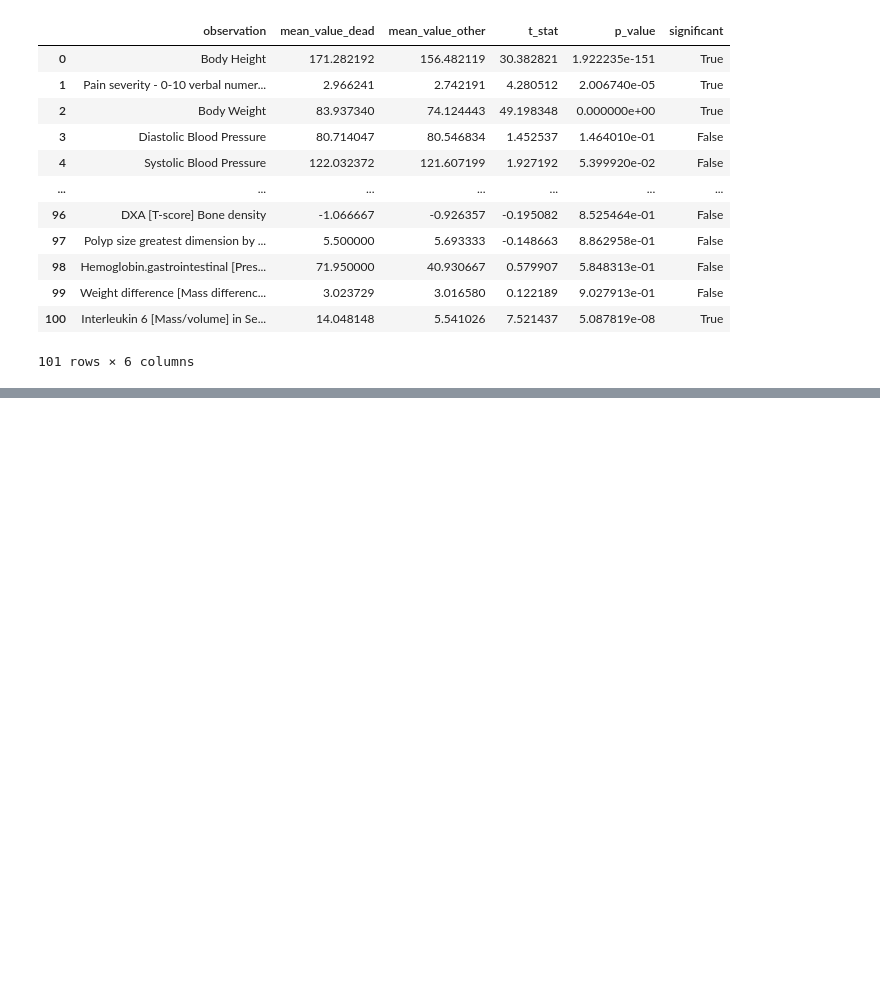
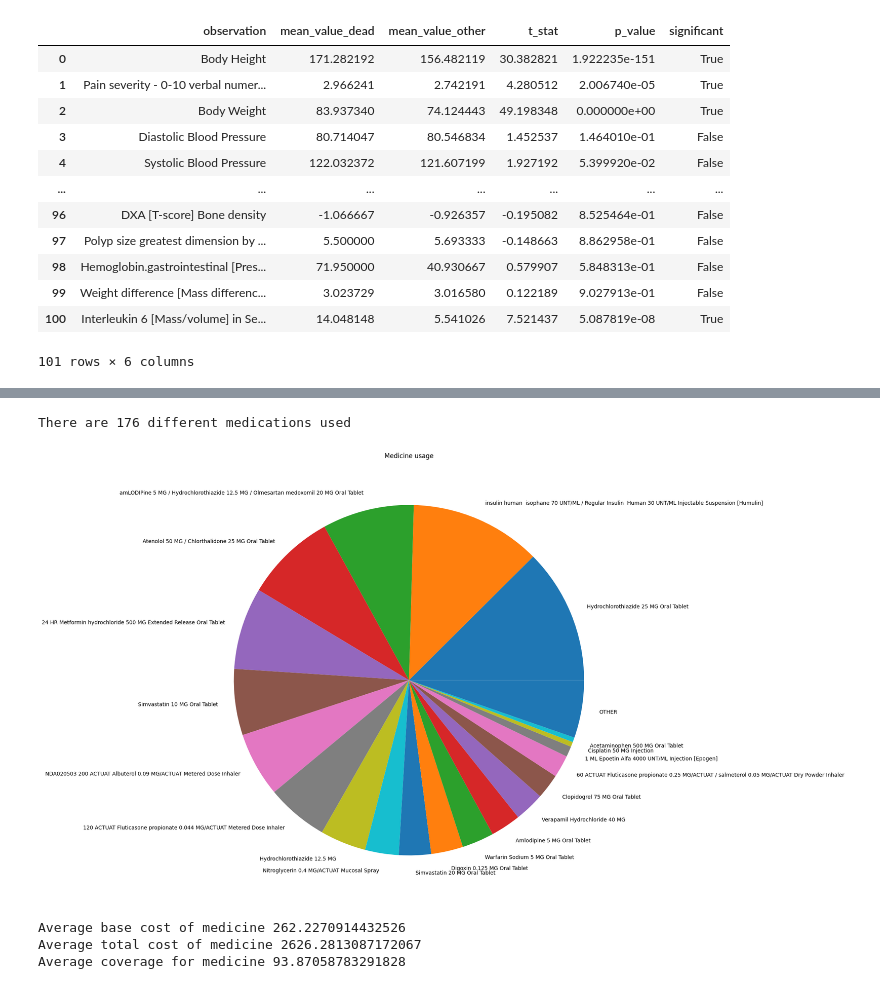
Before and after one commit to sarit-adh/covid_19_ml, a Jupyter notebook: notebooks/exploratory_analysis.ipynb, the cells around one changed output, grey strips where cells are left out. Cells and saved outputs as stored; diff of their text form; code cells hidden in the pictures; blank space fills up the shorter version.

Commit message:
added exploratory analysis for medications

```diff
--- a/notebooks/exploratory_analysis.ipynb
+++ b/notebooks/exploratory_analysis.ipynb
@@ -375,3 +350,6 @@ obs_comp_t_test_df
 | 99 | Weight difference [Mass differenc... | 3.023729 | 3.016580 | 0.122189 | 9.027913e-01 | False |
 | 100 | Interleukin 6 [Mass/volume] in Se... | 14.048148 | 5.541026 | 7.521437 | 5.087819e-08 | True |
 101 rows × 6 columns
+# %%
+medications_df = pd.read_csv("../data/medications.csv")
+medications_df.head()
@@ -377,0 +363,24 @@ obs_comp_t_test_df
+# %%
+medications_count = medications_df['DESCRIPTION'].nunique()
+print(f"There are {medications_count} different medications used")
+top_20_medicines = medications_df['DESCRIPTION'].value_counts().head(20)
+
+other_medicines = medications_df[~medications_df['DESCRIPTION'].isin(top_20_medicines.index)]
+new_value = pd.Series(len(other_medicines), index=['OTHER'])
+freq_medicines = pd.concat([top_20_medicines, new_value])
+# %% [output]
+There are 176 different medications used
+# %%
+freq_medicines.plot.pie(y='count', figsize=(20, 15))
+plt.title('Medicine usage')
+plt.show()
+# %% [output]
+[figure, added]
+# %%
+print(f"Average base cost of medicine {medications_df['BASE_COST'].mean()}")
+print(f"Average total cost of medicine {medications_df['TOTALCOST'].mean()}")
+print(f"Average coverage for medicine {medications_df['PAYER_COVERAGE'].mean()}")
+# %% [output]
+Average base cost of medicine 262.2270914432526
+Average total cost of medicine 2626.2813087172067
+Average coverage for medicine 93.87058783291828
```
Also changed, not shown: parts of 7 cells of this notebook.
